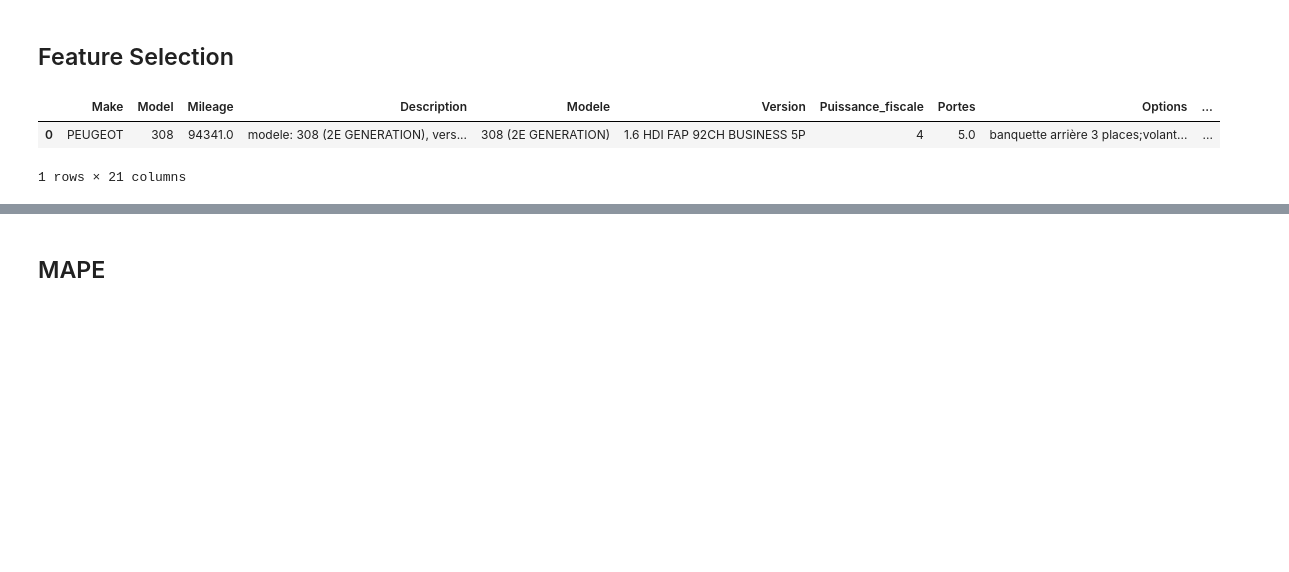
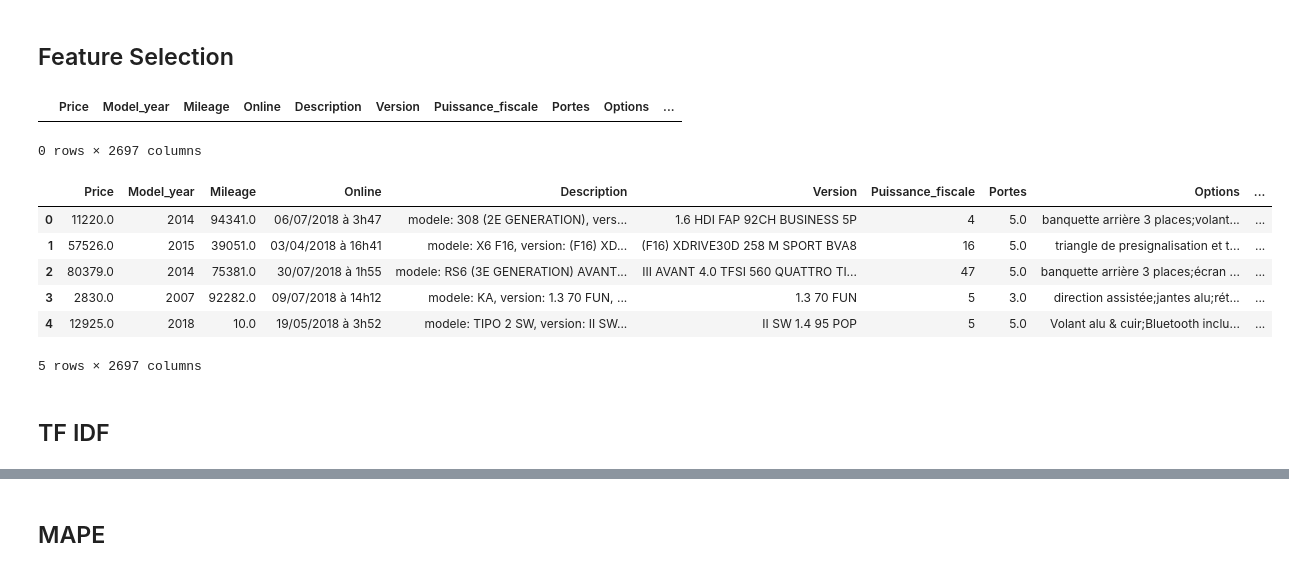
Before and after one commit to ByBell/ProjetDataCar, a Jupyter notebook: ProjetData.ipynb, the cells around one changed output, grey strips where cells are left out. Drawn from its saved outputs; the diff is of its cells as text; code cells hidden in the pictures; blank space fills up the shorter version.

```diff
--- a/ProjetData.ipynb
+++ b/ProjetData.ipynb
@@ -163,14 +180,14 @@ df = pd.concat([df, pd.get_dummies(df['Gearbox'])], axis=1, sort=False)
+# %%
+# Gearbox
+df = apply_dummies('Gearbox', df)
+# %%
+# Make
+df = apply_dummies('Make', df)
+# %%
+# Model
+df = apply_dummies('Model', df)
+# %%
+# Modele
+df = apply_dummies('Modele', df)
 # %% [markdown]
 ## Feature Selection
-# %%
-df[['Make', 'Model', 'Mileage', 'Description', 'Modele',
-             'Version', 'Puissance_fiscale',
-             'Portes', 'Options', 'Couleur', 'Model_age',
-             'Bicarburation essence GNV', 'Bicarburation essence GPL',
-             'Bicarburation essence bioéthanol', 'Diesel', 'Electrique', 'Essence',
-             'Hybride diesel électrique', 'Hybride essence électrique',
-             'automatique', 'mécanique']].head(1)
-# %% [output]
-|  | Make | Model | Mileage | Description | Modele | Version | Puissance_fiscale | Portes | Options | ... |
-| 0 | PEUGEOT | 308 | 94341.0 | modele: 308 (2E GENERATION), vers... | 308 (2E GENERATION) | 1.6 HDI FAP 92CH BUSINESS 5P | 4 | 5.0 | banquette arrière 3 places;volant... | ... |
-1 rows × 21 columns
@@ -195,0 +201,14 @@ X_train, X_test, y_train, y_test = train_test_split(df[X_FEATURE], df[Y_TARGET],
+# %%
+display(df[df.isna().any(axis=1)], df.head())
+# %% [output]
+|  | Price | Model_year | Mileage | Online | Description | Version | Puissance_fiscale | Portes | Options | ... |
+0 rows × 2697 columns
+|  | Price | Model_year | Mileage | Online | Description | Version | Puissance_fiscale | Portes | Options | ... |
+| 0 | 11220.0 | 2014 | 94341.0 | 06/07/2018 à 3h47 | modele: 308 (2E GENERATION), vers... | 1.6 HDI FAP 92CH BUSINESS 5P | 4 | 5.0 | banquette arrière 3 places;volant... | ... |
+| 1 | 57526.0 | 2015 | 39051.0 | 03/04/2018 à 16h41 | modele: X6 F16, version: (F16) XD... | (F16) XDRIVE30D 258 M SPORT BVA8 | 16 | 5.0 | triangle de presignalisation et t... | ... |
+| 2 | 80379.0 | 2014 | 75381.0 | 30/07/2018 à 1h55 | modele: RS6 (3E GENERATION) AVANT... | III AVANT 4.0 TFSI 560 QUATTRO TI... | 47 | 5.0 | banquette arrière 3 places;écran ... | ... |
+| 3 | 2830.0 | 2007 | 92282.0 | 09/07/2018 à 14h12 | modele: KA, version: 1.3 70 FUN, ... | 1.3 70 FUN | 5 | 3.0 | direction assistée;jantes alu;rét... | ... |
+| 4 | 12925.0 | 2018 | 10.0 | 19/05/2018 à 3h52 | modele: TIPO 2 SW, version: II SW... | II SW 1.4 95 POP | 5 | 5.0 | Volant alu & cuir;Bluetooth inclu... | ... |
+5 rows × 2697 columns
+# %% [markdown]
+## TF IDF
```
Also changed, not shown: parts of 25 cells of this notebook, 3 other files.
